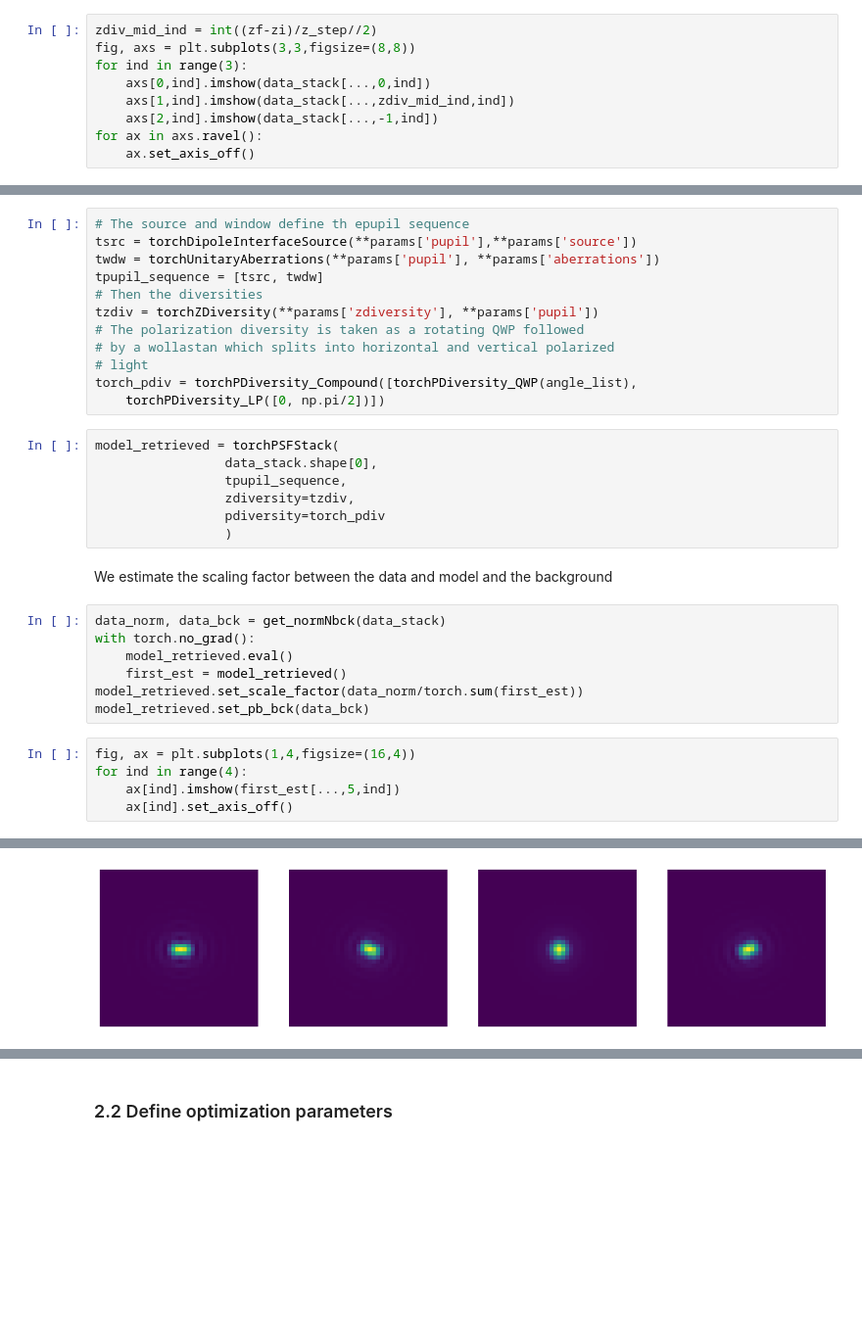
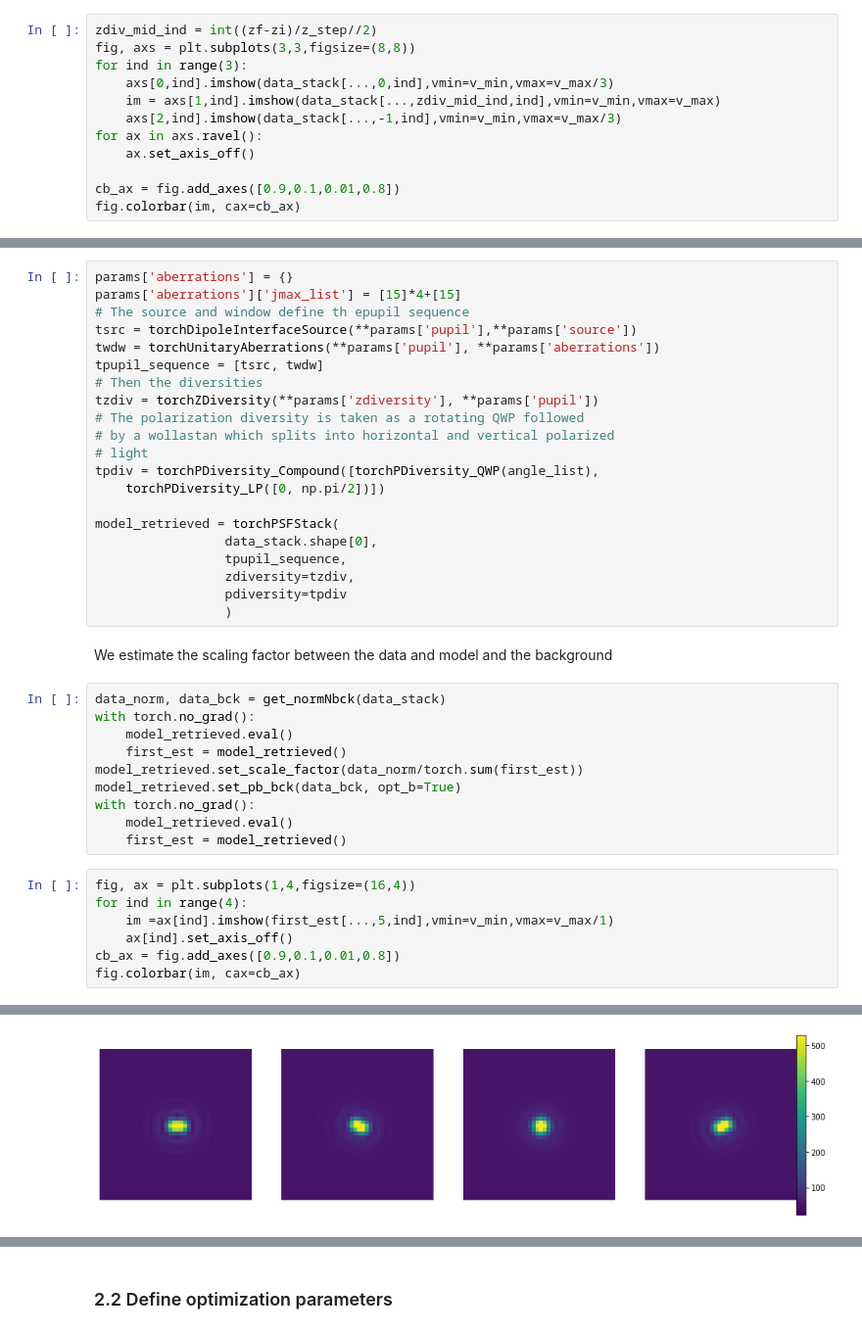
Before and after one commit to rodguti90/pyPSFstack, a Jupyter notebook: pytorch_tests.ipynb, the cells around one changed output, grey strips where cells are left out. Shown at 98% size. Cells and saved outputs as stored; diff of their text form; blank space fills up the shorter version.

```diff
--- a/pytorch_tests.ipynb
+++ b/pytorch_tests.ipynb
@@ -113,9 +115,12 @@ data_stack = psfs.model_experimental_stack(bckgd_photons=25,N_photons=20000,N_pt
 zdiv_mid_ind = int((zf-zi)/z_step//2)
 fig, axs = plt.subplots(3,3,figsize=(8,8))
 for ind in range(3):
-    axs[0,ind].imshow(data_stack[...,0,ind])
-    axs[1,ind].imshow(data_stack[...,zdiv_mid_ind,ind])
-    axs[2,ind].imshow(data_stack[...,-1,ind])
+    axs[0,ind].imshow(data_stack[...,0,ind],vmin=v_min,vmax=v_max/3)
+    im = axs[1,ind].imshow(data_stack[...,zdiv_mid_ind,ind],vmin=v_min,vmax=v_max)
+    axs[2,ind].imshow(data_stack[...,-1,ind],vmin=v_min,vmax=v_max/3)
 for ax in axs.ravel():
     ax.set_axis_off()
+
+cb_ax = fig.add_axes([0.9,0.1,0.01,0.8])
+fig.colorbar(im, cax=cb_ax)
 # %% [output]
@@ -130,4 +133,6 @@ params['aberrations']['jmax_list'] = [15]*4+[15]
 # %%
+params['aberrations'] = {}
+params['aberrations']['jmax_list'] = [15]*4+[15]
 # The source and window define th epupil sequence
 tsrc = torchDipoleInterfaceSource(**params['pupil'],**params['source'])
 twdw = torchUnitaryAberrations(**params['pupil'], **params['aberrations'])
@@ -137,15 +142,15 @@ tzdiv = torchZDiversity(**params['zdiversity'], **params['pupil'])
 # The polarization diversity is taken as a rotating QWP followed
 # by a wollastan which splits into horizontal and vertical polarized
 # light
-torch_pdiv = torchPDiversity_Compound([torchPDiversity_QWP(angle_list),
+tpdiv = torchPDiversity_Compound([torchPDiversity_QWP(angle_list),
     torchPDiversity_LP([0, np.pi/2])])
+
+model_retrieved = torchPSFStack(
+                 data_stack.shape[0],
+                 tpupil_sequence,
+                 zdiversity=tzdiv,
+                 pdiversity=tpdiv
+                 )
-# %%
-model_retrieved = torchPSFStack(
-                 data_stack.shape[0],
-                 tpupil_sequence,
-                 zdiversity=tzdiv,
-                 pdiversity=torch_pdiv
-                 )
 # %% [markdown]
 We estimate the scaling factor between the data and model and the background
 # %%
@@ -154,10 +159,15 @@ with torch.no_grad():
     model_retrieved.eval()
     first_est = model_retrieved()
 model_retrieved.set_scale_factor(data_norm/torch.sum(first_est))
-model_retrieved.set_pb_bck(data_bck)
+model_retrieved.set_pb_bck(data_bck, opt_b=True)
+with torch.no_grad():
+    model_retrieved.eval()
+    first_est = model_retrieved()
 # %%
 fig, ax = plt.subplots(1,4,figsize=(16,4))
 for ind in range(4):
-    ax[ind].imshow(first_est[...,5,ind])
+    im =ax[ind].imshow(first_est[...,5,ind],vmin=v_min,vmax=v_max/1)
     ax[ind].set_axis_off()
+cb_ax = fig.add_axes([0.9,0.1,0.01,0.8])
+fig.colorbar(im, cax=cb_ax)
 # %% [output]
@@ -164 +175 @@ for ind in range(4):
-[figure, old version]
+[figure, new version]
```
Also changed, not shown: parts of 16 cells of this notebook.
